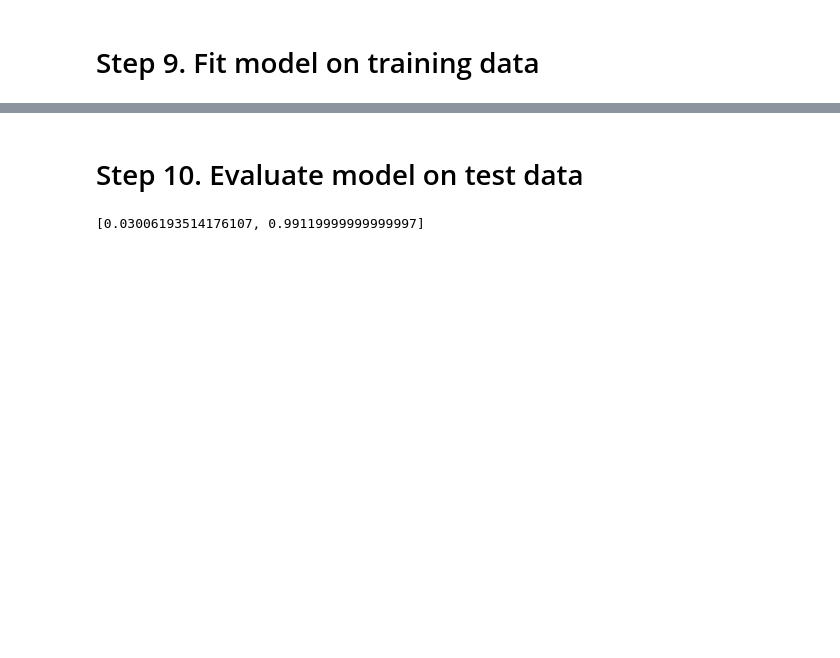
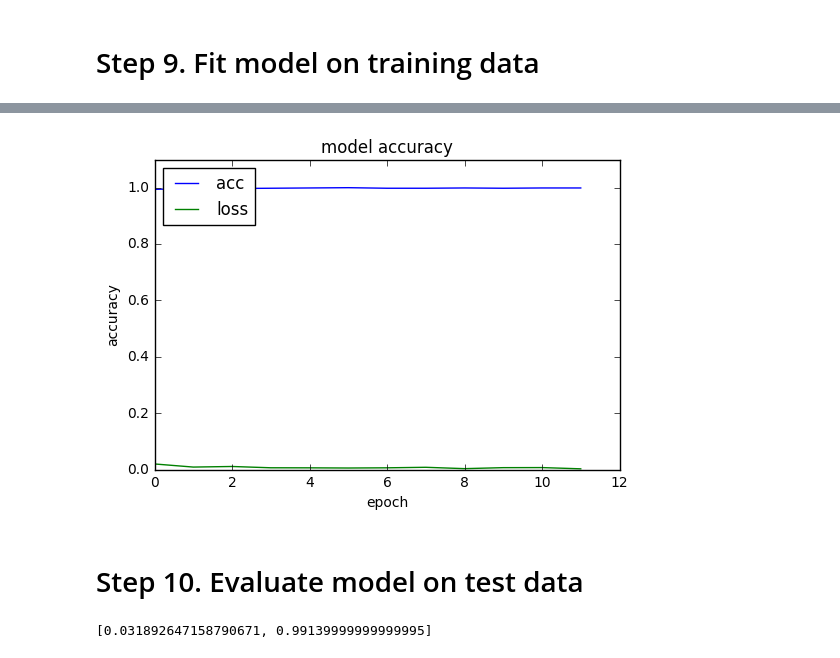
Before and after one commit to pyotr777/keras_tut, a Jupyter notebook: Keras tutorial.ipynb, the cells around one changed output, grey strips where cells are left out. Saved outputs shown, nothing was run; the diff lists cells and outputs as text; code cells hidden in the pictures; blank space fills up the shorter version.

```diff
--- a/Keras tutorial.ipynb
+++ b/Keras tutorial.ipynb
@@ -95,4 +111,3 @@ model.add(Dense(10, activation='softmax'))
 # %%
 model.compile(loss='categorical_crossentropy',
-              optimizer='adam',
-              metrics=['accuracy'])
+              optimizer='adam', metrics=['accuracy'])
@@ -99,6 +116,10 @@ model.compile(loss='categorical_crossentropy',
+# %%
+tb_cb = keras.callbacks.TensorBoard(log_dir="/root/keras/logs/03", histogram_freq=1, write_graph=True, write_images=True)
+cbks = [tb_cb]
 # %% [markdown]
 # Step 9. Fit model on training data
 # %%
-model.fit(X_train, Y_train,
-          batch_size=32, nb_epoch=10, verbose=1)
+samples = 1000
+history = model.fit(X_train[:samples], Y_train[:samples],
+          batch_size=32, nb_epoch=12, verbose=1, callbacks=cbks)
 # %% [output]
@@ -126,3 +143,16 @@ Epoch 10/10
+# %%
+# summarize history for accuracy
+plt.plot(history.history['acc'])
+plt.plot(history.history['loss'])
+axes = plt.gca()
+axes.set_ylim([0,1.1])
+plt.title('model accuracy')
+plt.ylabel('accuracy')
+plt.xlabel('epoch')
+plt.legend(['acc', 'loss'], loc='upper left')
+plt.show()
+# %% [output]
+[figure, added]
 # %% [markdown]
 # Step 10. Evaluate model on test data
 # %%
@@ -130,4 +160,4 @@ score = model.evaluate(X_test, Y_test, verbose=0)
 # %%
 print score
 # %% [output]
-[0.03006193514176107, 0.99119999999999997]
+[0.031892647158790671, 0.99139999999999995]
```
Also changed, not shown: parts of 8 cells of this notebook, 2 other files.
